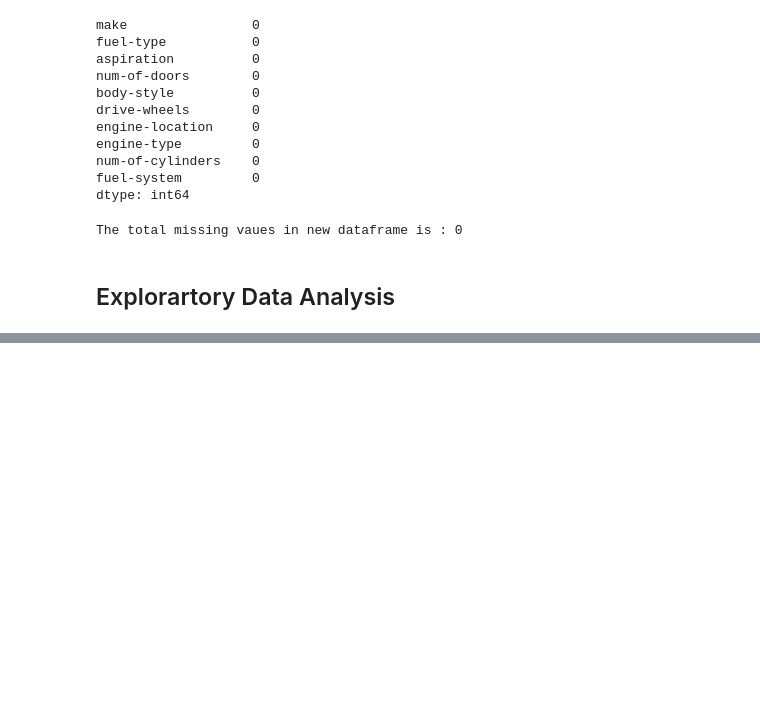
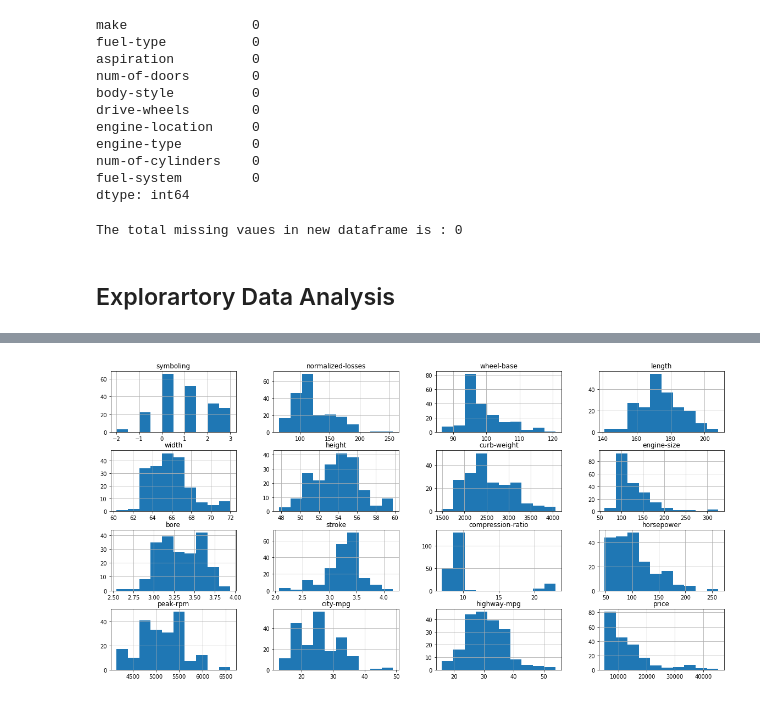
Before and after one commit to obeabi/Automobile_Data_Set, a Jupyter notebook: Auto_EDA.ipynb, the cells around one changed output, grey strips where cells are left out. Cells and saved outputs as stored; diff of their text form; code cells hidden in the pictures; blank space fills up the shorter version.

```diff
--- a/Auto_EDA.ipynb
+++ b/Auto_EDA.ipynb
@@ -588,0 +474,6 @@ df2_ce.head(10)
+# %%
+# Visualize histogram of dataset
+df.hist(figsize= (20,10), bins= 10)
+plt.show()
+# %% [output]
+[figure, added]
```
Also changed, not shown: parts of 75 cells of this notebook.
